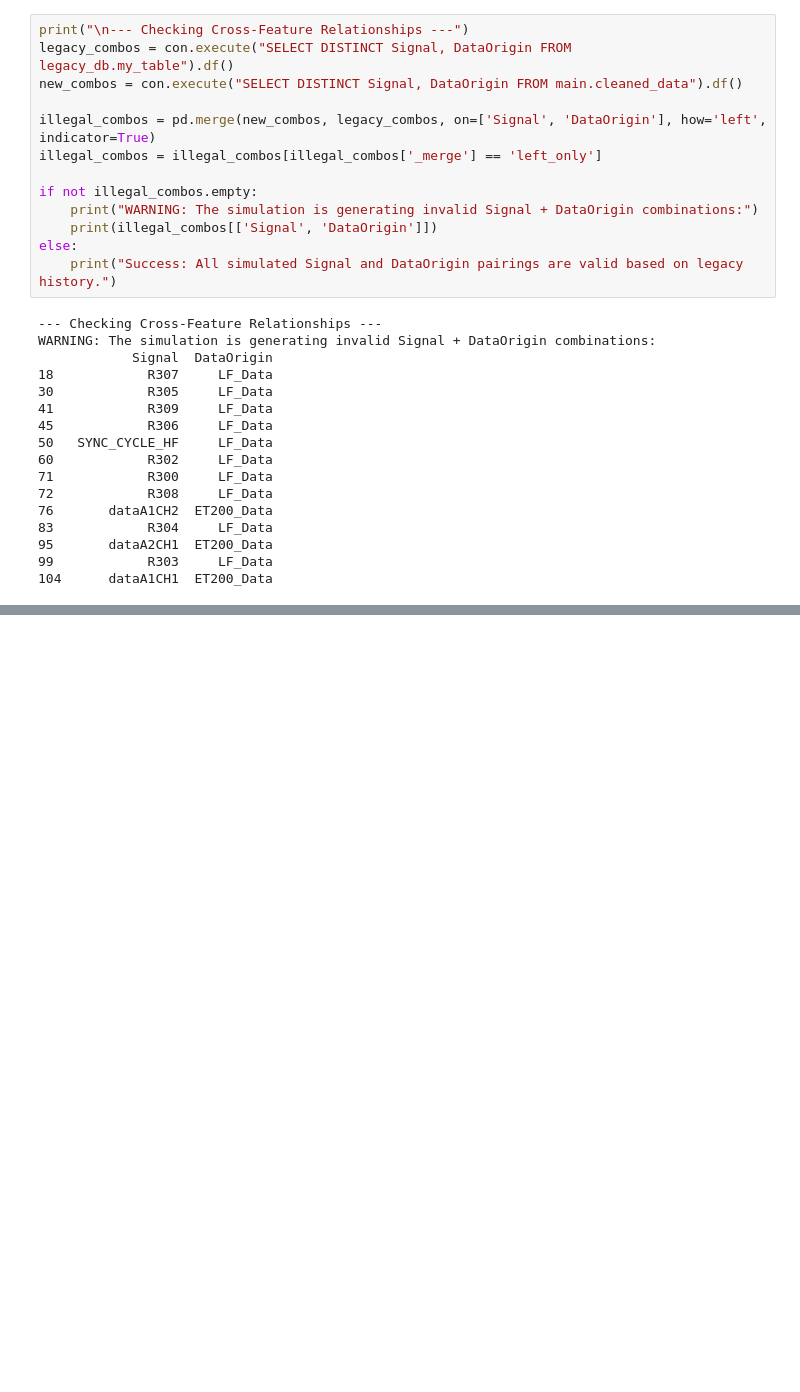
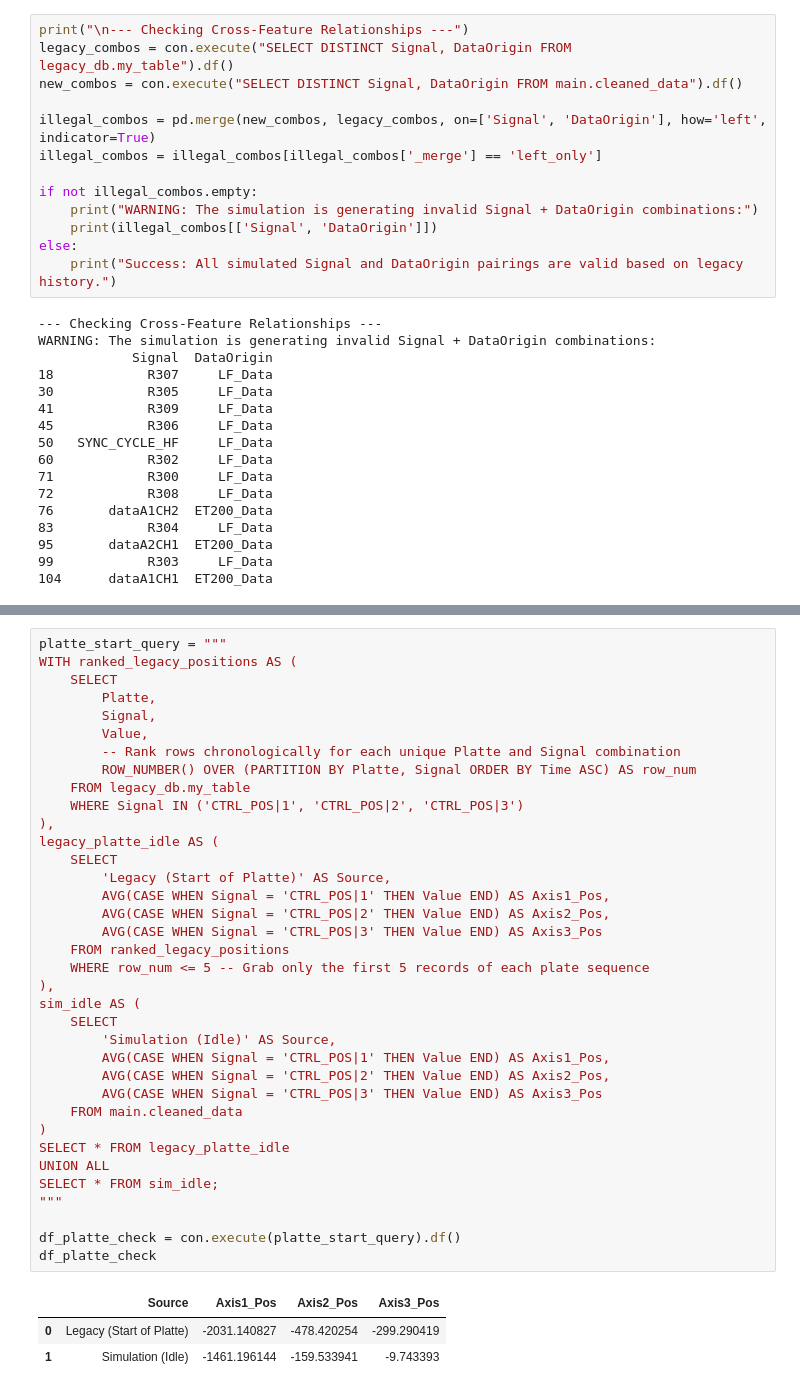
Before and after one commit to Burq11/bachelor_thesis, a Jupyter notebook: data_cleaning/verification/verifier.ipynb, the cells around one changed output, grey strips where cells are left out. Saved outputs shown, nothing was run; the diff lists cells and outputs as text; blank space fills up the shorter version.

```diff
--- a/data_cleaning/verification/verifier.ipynb
+++ b/data_cleaning/verification/verifier.ipynb
@@ -206,0 +246,40 @@ WARNING: The simulation is generating invalid Signal + DataOrigin combinations:
+# %%
+platte_start_query = """
+WITH ranked_legacy_positions AS (
+    SELECT
+        Platte,
+        Signal,
+        Value,
+        -- Rank rows chronologically for each unique Platte and Signal combination
+        ROW_NUMBER() OVER (PARTITION BY Platte, Signal ORDER BY Time ASC) AS row_num
+    FROM legacy_db.my_table
+    WHERE Signal IN ('CTRL_POS|1', 'CTRL_POS|2', 'CTRL_POS|3')
+),
+legacy_platte_idle AS (
+    SELECT
+        'Legacy (Start of Platte)' AS Source,
+        AVG(CASE WHEN Signal = 'CTRL_POS|1' THEN Value END) AS Axis1_Pos,
+        AVG(CASE WHEN Signal = 'CTRL_POS|2' THEN Value END) AS Axis2_Pos,
+        AVG(CASE WHEN Signal = 'CTRL_POS|3' THEN Value END) AS Axis3_Pos
+    FROM ranked_legacy_positions
+    WHERE row_num <= 5 -- Grab only the first 5 records of each plate sequence
+),
+sim_idle AS (
+    SELECT
+        'Simulation (Idle)' AS Source,
+        AVG(CASE WHEN Signal = 'CTRL_POS|1' THEN Value END) AS Axis1_Pos,
+        AVG(CASE WHEN Signal = 'CTRL_POS|2' THEN Value END) AS Axis2_Pos,
+        AVG(CASE WHEN Signal = 'CTRL_POS|3' THEN Value END) AS Axis3_Pos
+    FROM main.cleaned_data
+)
+SELECT * FROM legacy_platte_idle
+UNION ALL
+SELECT * FROM sim_idle;
+"""
+
+df_platte_check = con.execute(platte_start_query).df()
+df_platte_check
+# %% [output]
+|  | Source | Axis1_Pos | Axis2_Pos | Axis3_Pos |
+| 0 | Legacy (Start of Platte) | -2031.140827 | -478.420254 | -299.290419 |
+| 1 | Simulation (Idle) | -1461.196144 | -159.533941 | -9.743393 |
```
Also changed, not shown: parts of 4 cells of this notebook, 7 other files.
